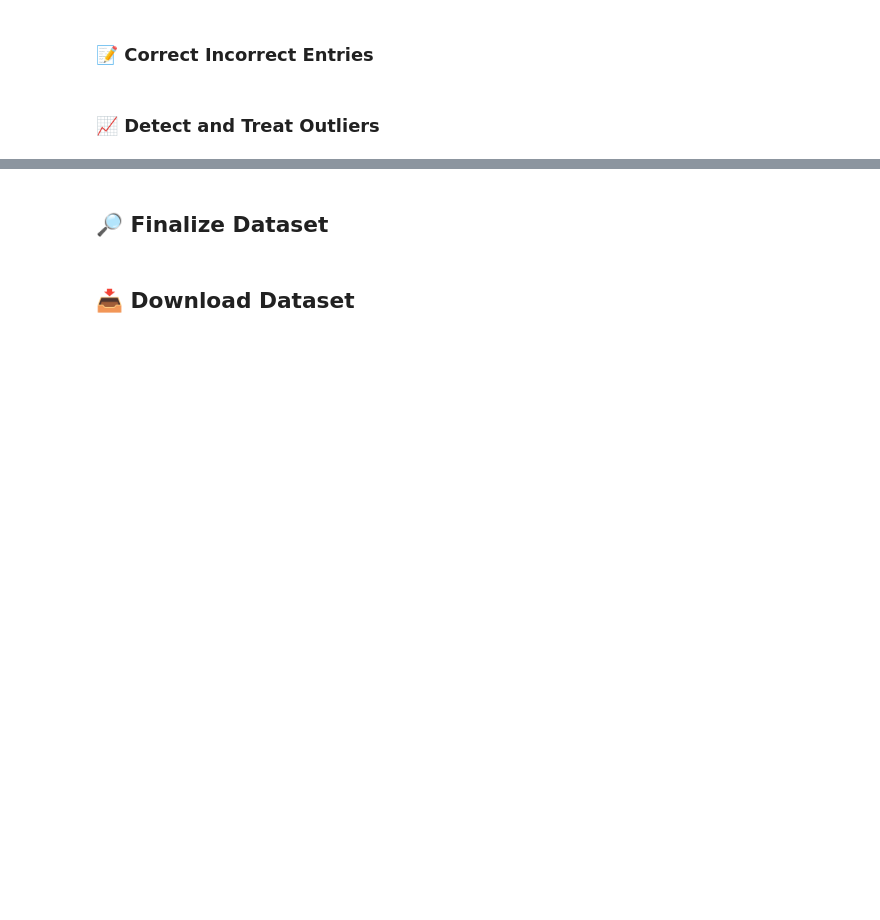
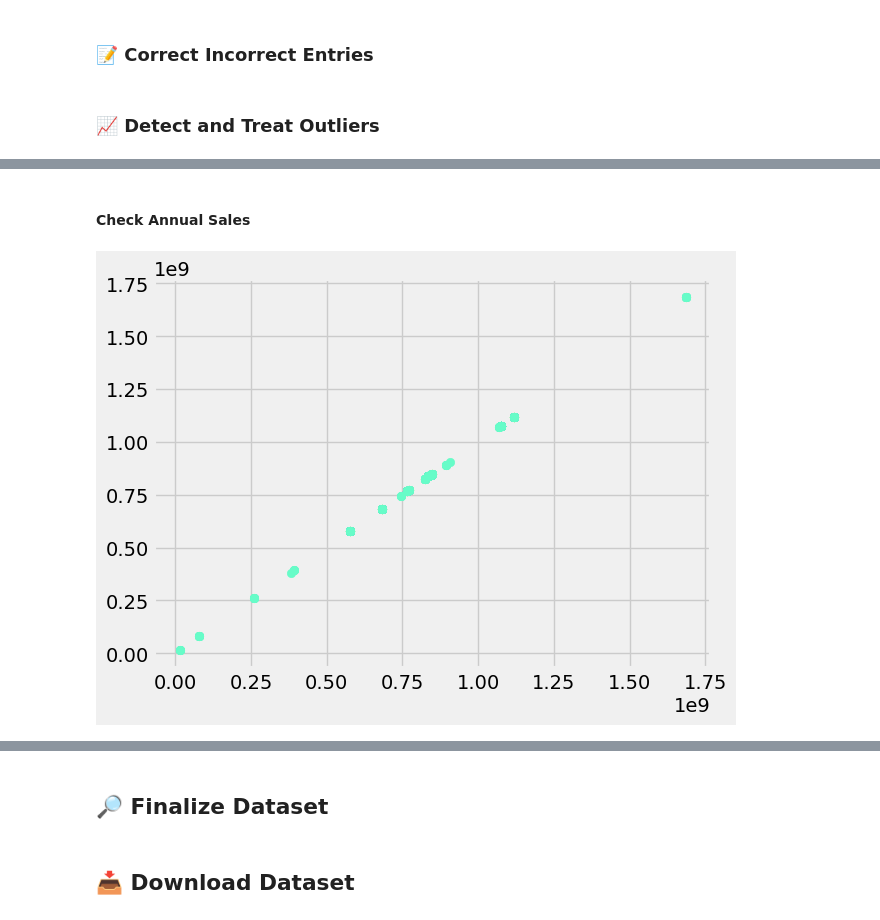
Before and after one commit to mitano-17/Nidec-Drives-Data-Cleaning, a Jupyter notebook: Dataset_C_3042-3879_Cleaner.ipynb, the cells around one changed output, grey strips where cells are left out. Drawn from its saved outputs; the diff is of its cells as text; code cells hidden in the pictures; blank space fills up the shorter version.

```diff
--- a/Dataset_C_3042-3879_Cleaner.ipynb
+++ b/Dataset_C_3042-3879_Cleaner.ipynb
@@ -416,0 +445,7 @@ C_df.shape
+# %% [markdown]
+<h4>Check Annual Sales</h4>
+# %%
+plt.scatter(C_df['Annual Sale'], C_df['Annual Sale'], color='#67fcc8')
+plt.show()
+# %% [output]
+[figure, added]
```
Also changed, not shown: parts of 8 cells of this notebook.
